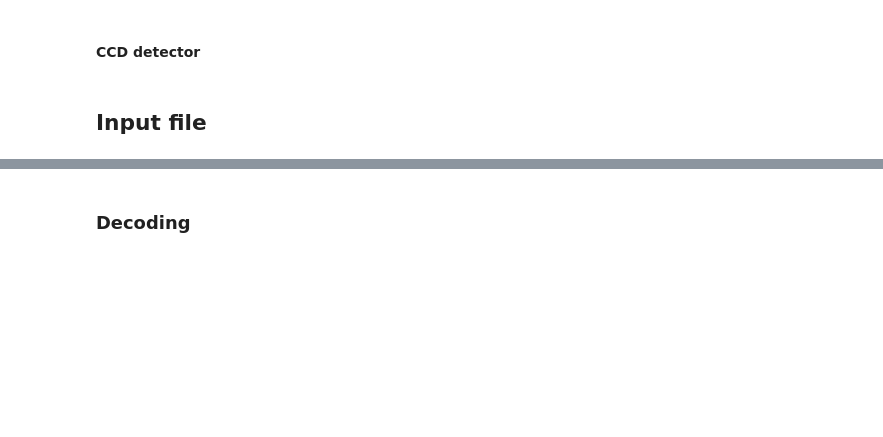
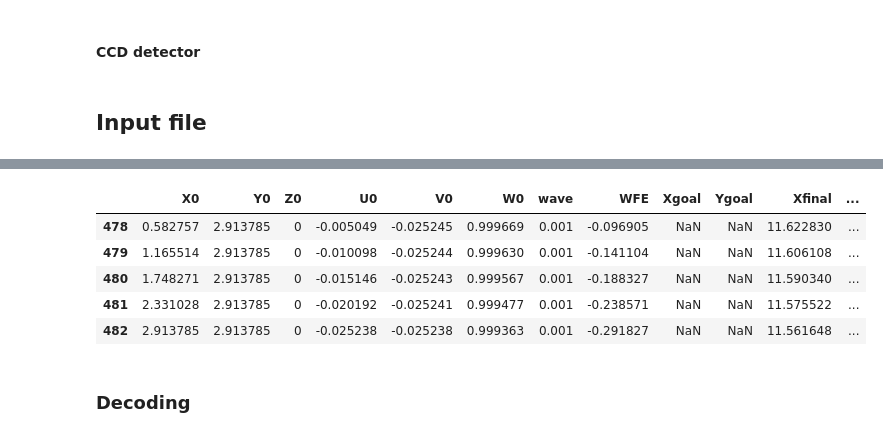
Before and after one commit to sylvielsstfr/OpticSimWthB4, a Jupyter notebook: Ronchi/R200/AnaR200Simple.ipynb, the cells around one changed output, grey strips where cells are left out. Saved outputs shown, nothing was run; the diff lists cells and outputs as text; code cells hidden in the pictures; blank space fills up the shorter version.

```diff
--- a/Ronchi/R200/AnaR200Simple.ipynb
+++ b/Ronchi/R200/AnaR200Simple.ipynb
@@ -129,3 +131,12 @@ df.head()
+# %%
+df.tail()
+# %% [output]
+|  | X0 | Y0 | Z0 | U0 | V0 | W0 | wave | WFE | Xgoal | Ygoal | Xfinal | ... |
+| 478 | 0.582757 | 2.913785 | 0 | -0.005049 | -0.025245 | 0.999669 | 0.001 | -0.096905 | NaN | NaN | 11.622830 | ... |
+| 479 | 1.165514 | 2.913785 | 0 | -0.010098 | -0.025244 | 0.999630 | 0.001 | -0.141104 | NaN | NaN | 11.606108 | ... |
+| 480 | 1.748271 | 2.913785 | 0 | -0.015146 | -0.025243 | 0.999567 | 0.001 | -0.188327 | NaN | NaN | 11.590340 | ... |
+| 481 | 2.331028 | 2.913785 | 0 | -0.020192 | -0.025241 | 0.999477 | 0.001 | -0.238571 | NaN | NaN | 11.575522 | ... |
+| 482 | 2.913785 | 2.913785 | 0 | -0.025238 | -0.025238 | 0.999363 | 0.001 | -0.291827 | NaN | NaN | 11.561648 | ... |
 # %% [markdown]
 ### Decoding
 # %%
```
Also changed, not shown: parts of 15 cells of this notebook, 8 other files.
